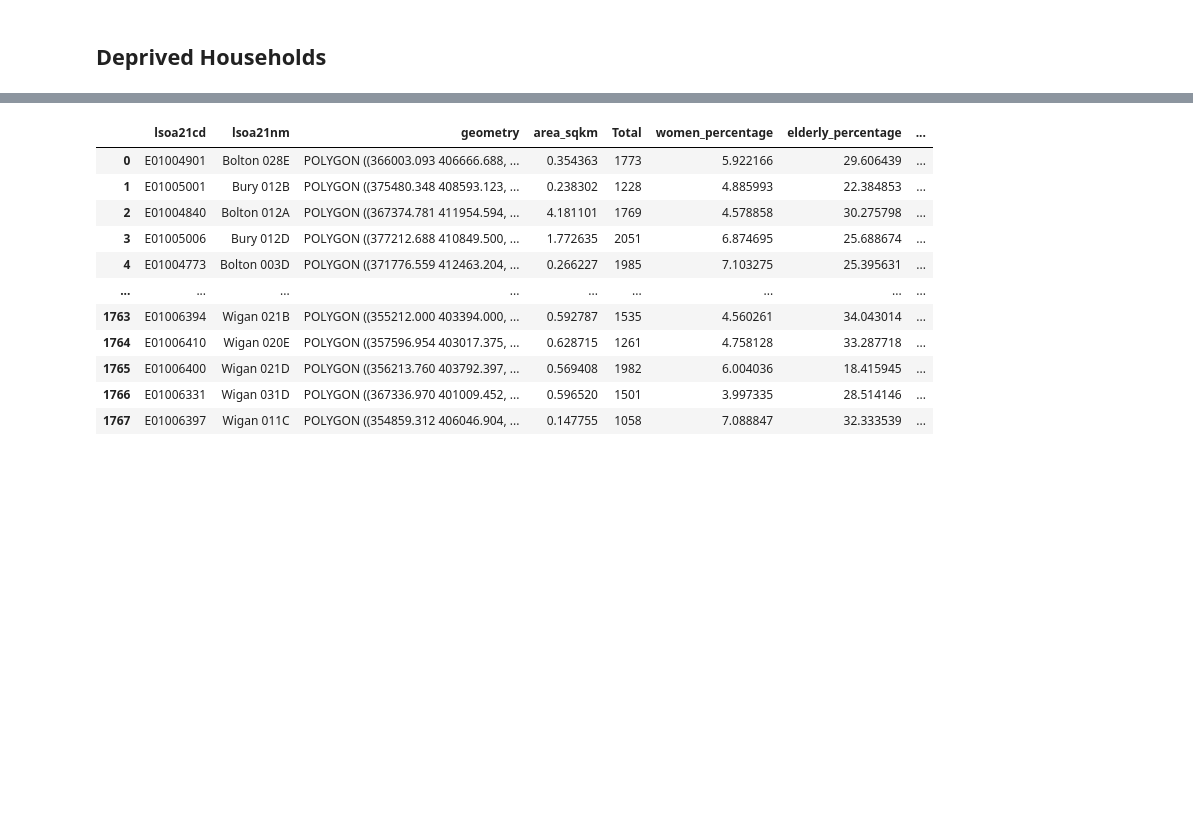
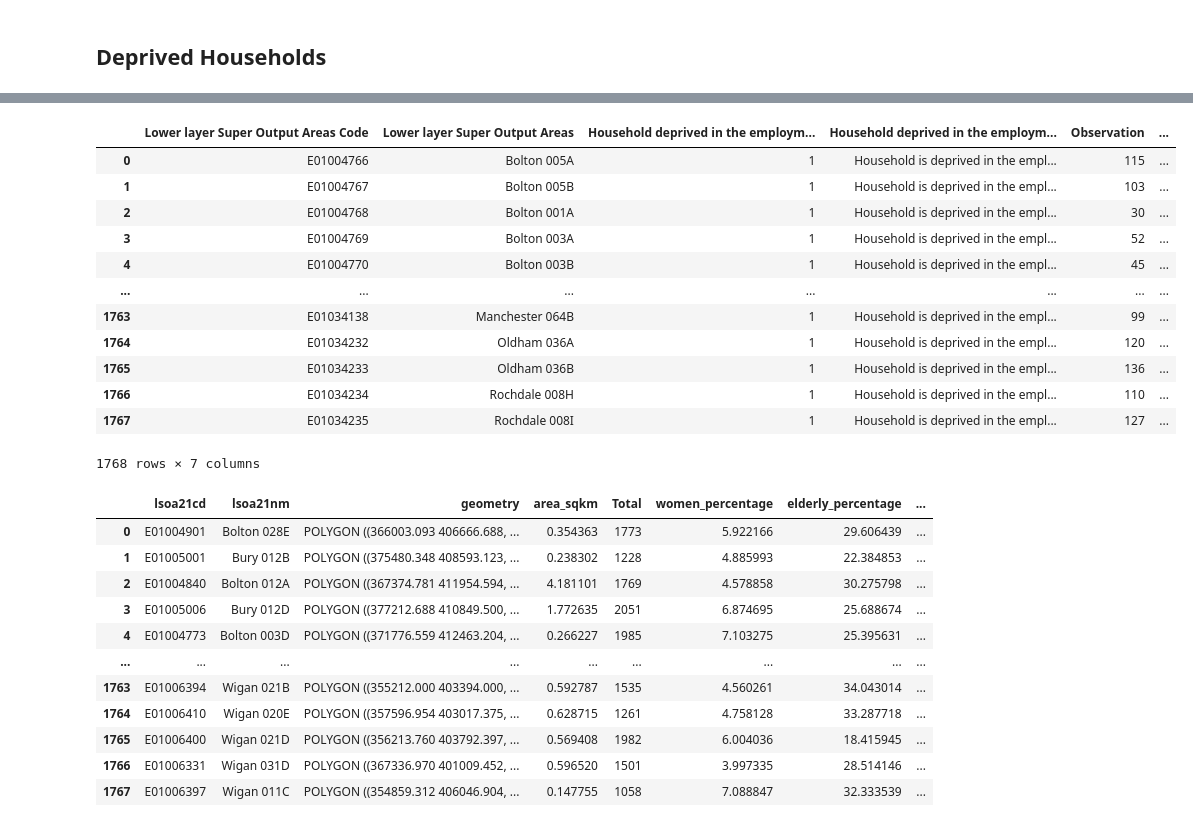
Before and after one commit to krnaskr/Dissertation, a Jupyter notebook: B. Demand LSOA.ipynb, the cells around one changed output, grey strips where cells are left out. Saved outputs shown, nothing was run; the diff lists cells and outputs as text; code cells hidden in the pictures; blank space fills up the shorter version.

```diff
--- a/B. Demand LSOA.ipynb
+++ b/B. Demand LSOA.ipynb
@@ -367,3 +426,25 @@ deprived_lsoa
 1768 rows × 5 columns
+# %%
+## Merge number of households to deprived_lsoa
+deprived_lsoa = pd.merge(deprived_lsoa, df_household[["Lower layer Super Output Areas Code", "num_households"]], on="Lower layer Super Output Areas Code")
+
+## Calculate deprived households percentage
+deprived_lsoa["deprived_percentage"] = deprived_lsoa["Observation"] / deprived_lsoa["num_households"] * 100
+
+deprived_lsoa
+# %% [output]
+|  | Lower layer Super Output Areas Code | Lower layer Super Output Areas | Household deprived in the employm... | Household deprived in the employm... | Observation | ... |
+| 0 | E01004766 | Bolton 005A | 1 | Household is deprived in the empl... | 115 | ... |
+| 1 | E01004767 | Bolton 005B | 1 | Household is deprived in the empl... | 103 | ... |
+| 2 | E01004768 | Bolton 001A | 1 | Household is deprived in the empl... | 30 | ... |
+| 3 | E01004769 | Bolton 003A | 1 | Household is deprived in the empl... | 52 | ... |
+| 4 | E01004770 | Bolton 003B | 1 | Household is deprived in the empl... | 45 | ... |
+| ... | ... | ... | ... | ... | ... | ... |
+| 1763 | E01034138 | Manchester 064B | 1 | Household is deprived in the empl... | 99 | ... |
+| 1764 | E01034232 | Oldham 036A | 1 | Household is deprived in the empl... | 120 | ... |
+| 1765 | E01034233 | Oldham 036B | 1 | Household is deprived in the empl... | 136 | ... |
+| 1766 | E01034234 | Rochdale 008H | 1 | Household is deprived in the empl... | 110 | ... |
+| 1767 | E01034235 | Rochdale 008I | 1 | Household is deprived in the empl... | 127 | ... |
+1768 rows × 7 columns
 # %%
 ## Merge deprived household percentage to the gdf
```
Also changed, not shown: parts of 9 cells of this notebook.
